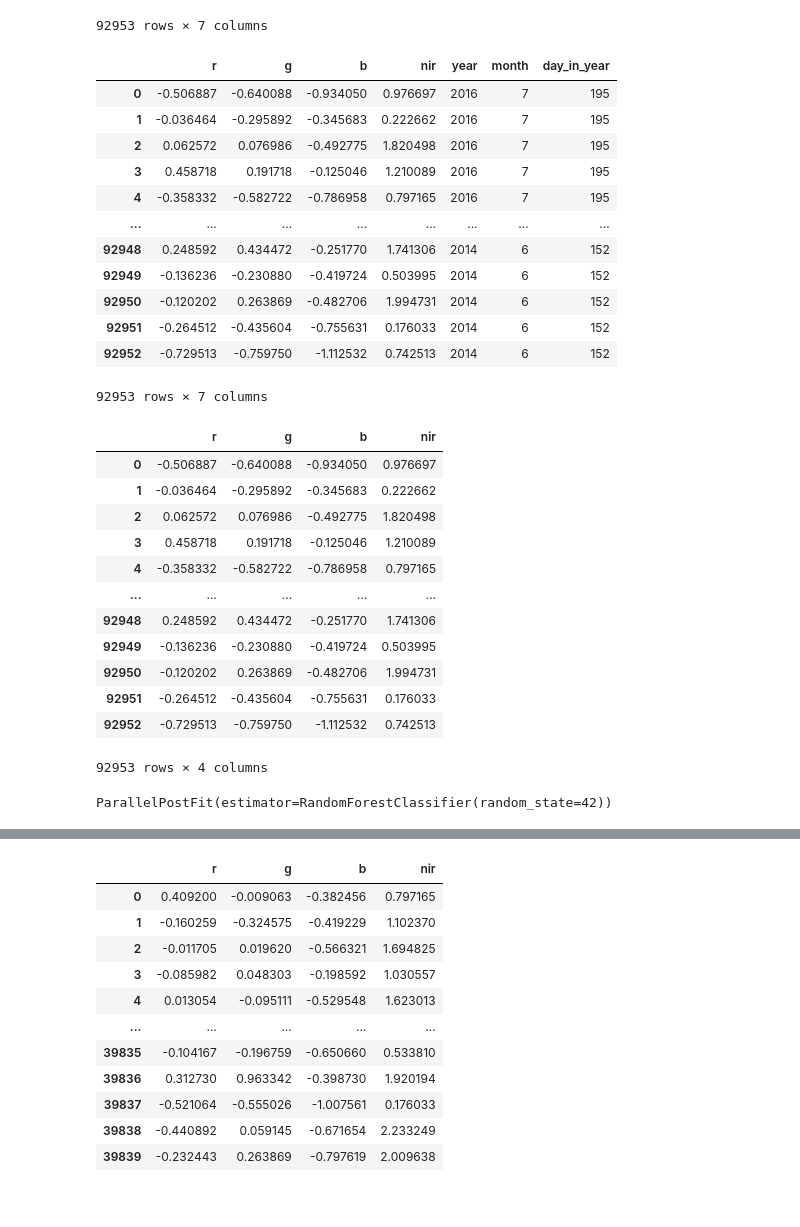
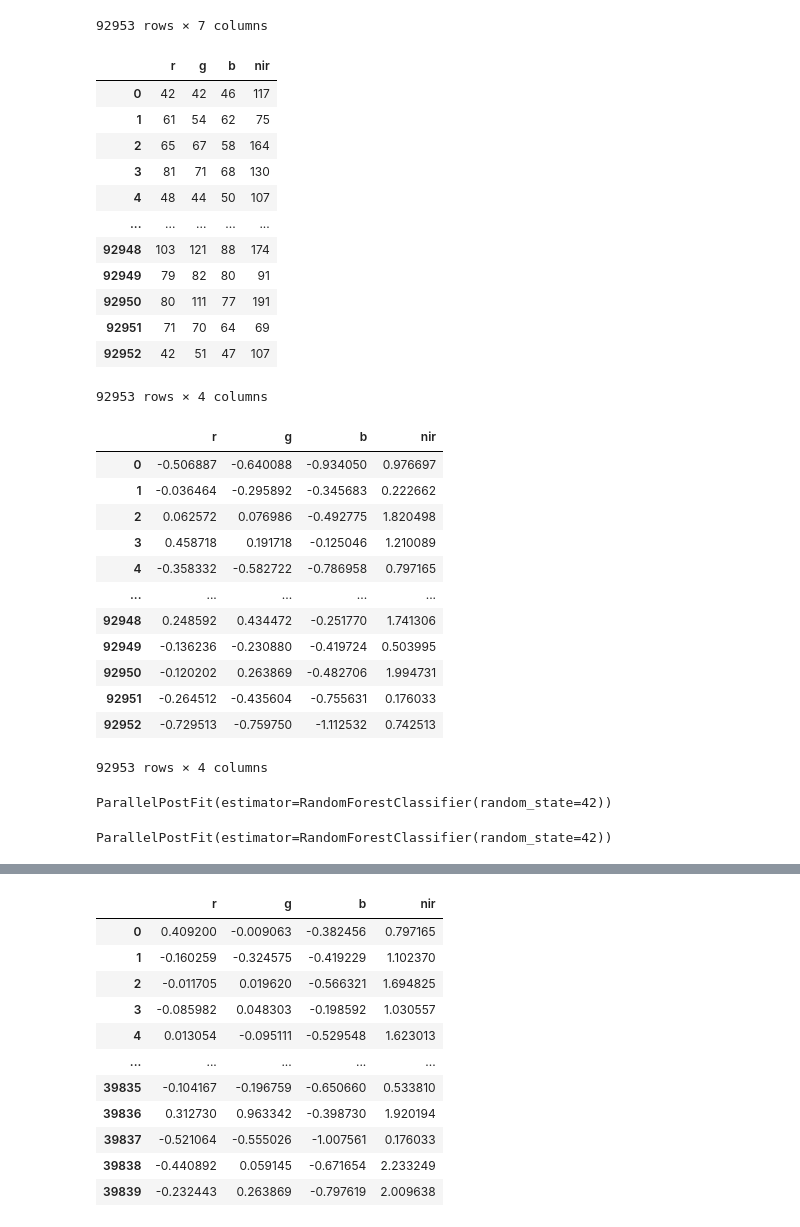
Before and after one commit to NCEAS/msai4earth-esa, a Jupyter notebook: iceplant_detection/normalize_data.ipynb, the cells around one changed output, grey strips where cells are left out. Cells and saved outputs as stored; diff of their text form; code cells hidden in the pictures.

```diff
--- a/iceplant_detection/normalize_data.ipynb
+++ b/iceplant_detection/normalize_data.ipynb
@@ -112,44 +112,45 @@ X_train
 | 92951 | 71 | 70 | 64 | 69 | 2014 | 6 | 152 |
 | 92952 | 42 | 51 | 47 | 107 | 2014 | 6 | 152 |
 92953 rows × 7 columns
+# %%
+spectral = X_train.loc[:,'r':'nir']
+spectral
+# %% [output]
+|  | r | g | b | nir |
+| 0 | 42 | 42 | 46 | 117 |
+| 1 | 61 | 54 | 62 | 75 |
+| 2 | 65 | 67 | 58 | 164 |
+| 3 | 81 | 71 | 68 | 130 |
+| 4 | 48 | 44 | 50 | 107 |
+| ... | ... | ... | ... | ... |
+| 92948 | 103 | 121 | 88 | 174 |
+| 92949 | 79 | 82 | 80 | 91 |
+| 92950 | 80 | 111 | 77 | 191 |
+| 92951 | 71 | 70 | 64 | 69 |
+| 92952 | 42 | 51 | 47 | 107 |
+92953 rows × 4 columns
 # %%
 for y in years:
     X_train.loc[X_train.year==y, 'r':'nir'] = (X_train.loc[X_train.year==y,'r':'nir']  - all_means.sel(year=y))/all_sds.sel(year=y)
+X_train = X_train.loc[:,'r':'nir']
 X_train
 # %% [output]
-|  | r | g | b | nir | year | month | day_in_year |
-| 0 | -0.506887 | -0.640088 | -0.934050 | 0.976697 | 2016 | 7 | 195 |
-| 1 | -0.036464 | -0.295892 | -0.345683 | 0.222662 | 2016 | 7 | 195 |
-| 2 | 0.062572 | 0.076986 | -0.492775 | 1.820498 | 2016 | 7 | 195 |
-| 3 | 0.458718 | 0.191718 | -0.125046 | 1.210089 | 2016 | 7 | 195 |
-| 4 | -0.358332 | -0.582722 | -0.786958 | 0.797165 | 2016 | 7 | 195 |
-| ... | ... | ... | ... | ... | ... | ... | ... |
-| 92948 | 0.248592 | 0.434472 | -0.251770 | 1.741306 | 2014 | 6 | 152 |
-| 92949 | -0.136236 | -0.230880 | -0.419724 | 0.503995 | 2014 | 6 | 152 |
-| 92950 | -0.120202 | 0.263869 | -0.482706 | 1.994731 | 2014 | 6 | 152 |
-| 92951 | -0.264512 | -0.435604 | -0.755631 | 0.176033 | 2014 | 6 | 152 |
-| 92952 | -0.729513 | -0.759750 | -1.112532 | 0.742513 | 2014 | 6 | 152 |
+|  | r | g | b | nir |
+| 0 | -0.506887 | -0.640088 | -0.934050 | 0.976697 |
+| 1 | -0.036464 | -0.295892 | -0.345683 | 0.222662 |
+| 2 | 0.062572 | 0.076986 | -0.492775 | 1.820498 |
+| 3 | 0.458718 | 0.191718 | -0.125046 | 1.210089 |
+| 4 | -0.358332 | -0.582722 | -0.786958 | 0.797165 |
+| ... | ... | ... | ... | ... |
+| 92948 | 0.248592 | 0.434472 | -0.251770 | 1.741306 |
+| 92949 | -0.136236 | -0.230880 | -0.419724 | 0.503995 |
+| 92950 | -0.120202 | 0.263869 | -0.482706 | 1.994731 |
+| 92951 | -0.264512 | -0.435604 | -0.755631 | 0.176033 |
+| 92952 | -0.729513 | -0.759750 | -1.112532 | 0.742513 |
-92953 rows × 7 columns
+92953 rows × 4 columns
 # %%
 # X_train['ndvi']= (X_train['nir']-X_train['r'])/(X_train['nir']-X_train['r'])
 # X_train = X_train.drop('ndvi',axis=1)
-# %%
-X_train = X_train.loc[:,'r':'nir']
-X_train
-# %% [output]
-|  | r | g | b | nir |
-| 0 | -0.506887 | -0.640088 | -0.934050 | 0.976697 |
-| 1 | -0.036464 | -0.295892 | -0.345683 | 0.222662 |
-| 2 | 0.062572 | 0.076986 | -0.492775 | 1.820498 |
-| 3 | 0.458718 | 0.191718 | -0.125046 | 1.210089 |
-| 4 | -0.358332 | -0.582722 | -0.786958 | 0.797165 |
-| ... | ... | ... | ... | ... |
-| 92948 | 0.248592 | 0.434472 | -0.251770 | 1.741306 |
-| 92949 | -0.136236 | -0.230880 | -0.419724 | 0.503995 |
-| 92950 | -0.120202 | 0.263869 | -0.482706 | 1.994731 |
-| 92951 | -0.264512 | -0.435604 | -0.755631 | 0.176033 |
-| 92952 | -0.729513 | -0.759750 | -1.112532 | 0.742513 |
-92953 rows × 4 columns
 # %%
 from sklearn.ensemble import RandomForestClassifier
 from dask_ml.wrappers import ParallelPostFit
@@ -165,5 +167,11 @@ rfc.fit(X_train, y_train)
 # %% [output]
 ParallelPostFit(estimator=RandomForestClassifier(random_state=42))
+# %%
+rfc_spec = ParallelPostFit(RandomForestClassifier(n_estimators = 100,
+                                             random_state = 42))
+rfc_spec.fit(spec_train, y_train)
+# %% [output]
+ParallelPostFit(estimator=RandomForestClassifier(random_state=42))
 # %%
 X_test = pd.read_csv(os.path.join(os.getcwd(),'data_sampling_workflow','test_set.csv'))
 
```
Also changed, not shown: parts of 19 cells of this notebook.
